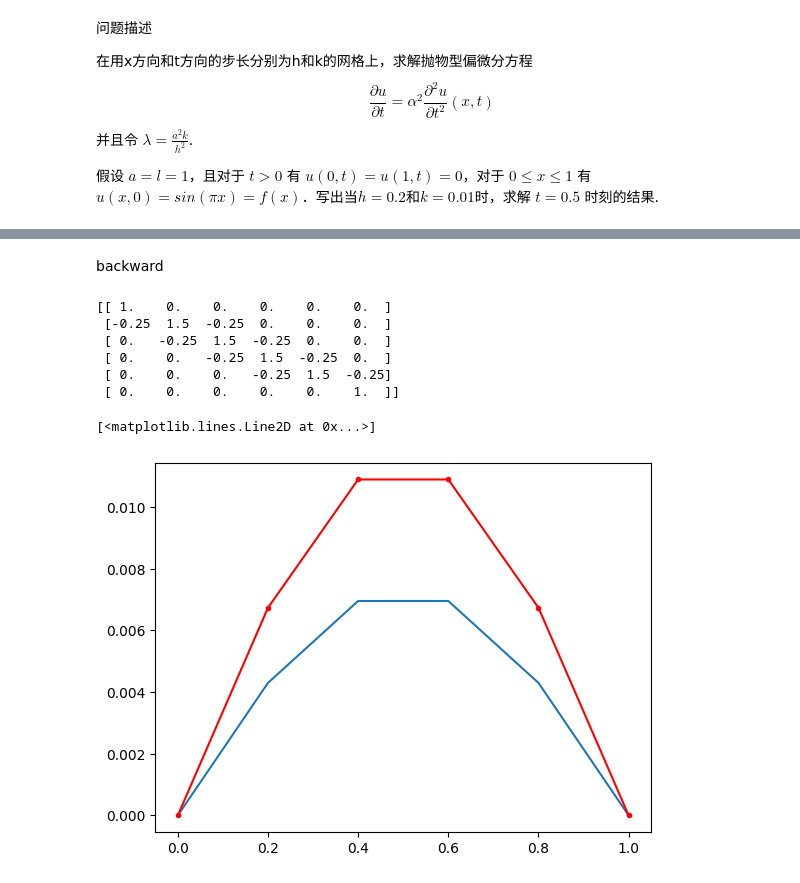
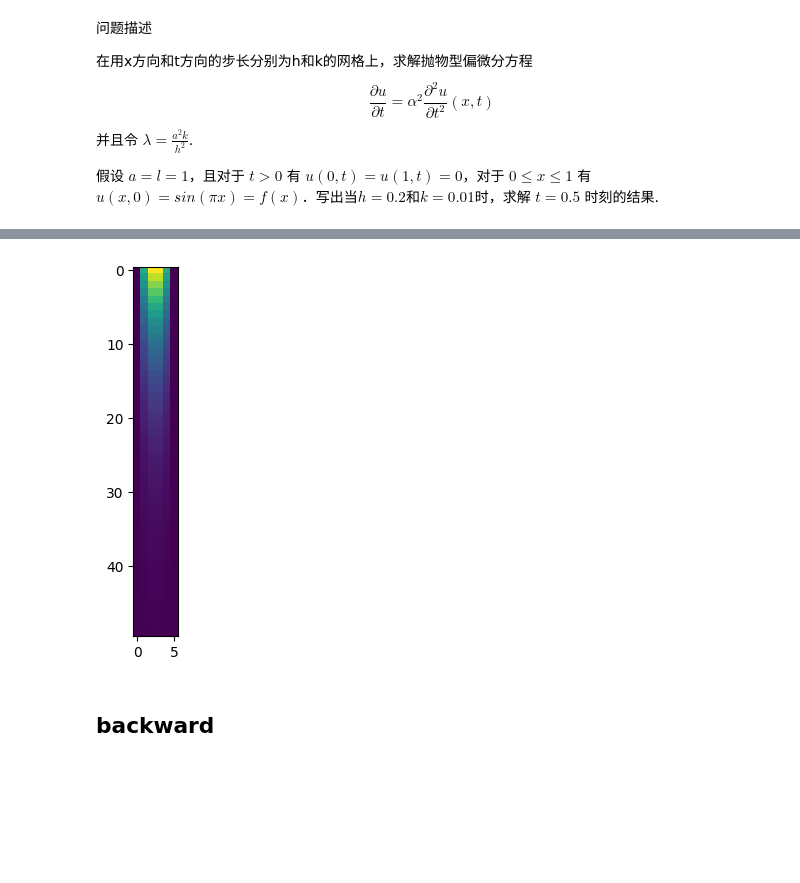
Before and after one commit to idyeh/course-numerical-methods, a Jupyter notebook: src/lec06.ipynb, the cells around one changed output, grey strips where cells are left out. Cells and saved outputs as stored; diff of their text form; code cells hidden in the pictures; blank space fills up the shorter version.

```diff
--- a/src/lec06.ipynb
+++ b/src/lec06.ipynb
@@ -173,5 +168,10 @@ plt.plot(xsvalues, u)
+# %%
+plt.imshow(u)
+plt.show()
+# %% [output]
+[figure, added]
 # %% [markdown]
-backward
+## backward
 # %%
 def backward_finite_diff(a, l, t, h, k, f):
     N = int(l / h)
@@ -199,14 +197,0 @@ def backward_finite_diff(a, l, t, h, k, f):
-# %%
-xsvalues, u_forward = forward_finite_diff(1, 1, 0.5, 0.2, 0.01, f)
-xsvalues, u_back = backward_finite_diff(1, 1, 0.5, 0.2, 0.01, f)
-plt.plot(xsvalues, u_forward, label = "forward")
-plt.plot(xsvalues, u_back, 'r.-', label = "backward")
-# %% [output]
-[[ 1.    0.    0.    0.    0.    0.  ]
- [-0.25  1.5  -0.25  0.    0.    0.  ]
- [ 0.   -0.25  1.5  -0.25  0.    0.  ]
- [ 0.    0.   -0.25  1.5  -0.25  0.  ]
- [ 0.    0.    0.   -0.25  1.5  -0.25]
- [ 0.    0.    0.    0.    0.    1.  ]]
-[<matplotlib.lines.Line2D at 0x...>]
-[figure, removed]
```
Also changed, not shown: parts of 9 cells of this notebook, 2 other files.
